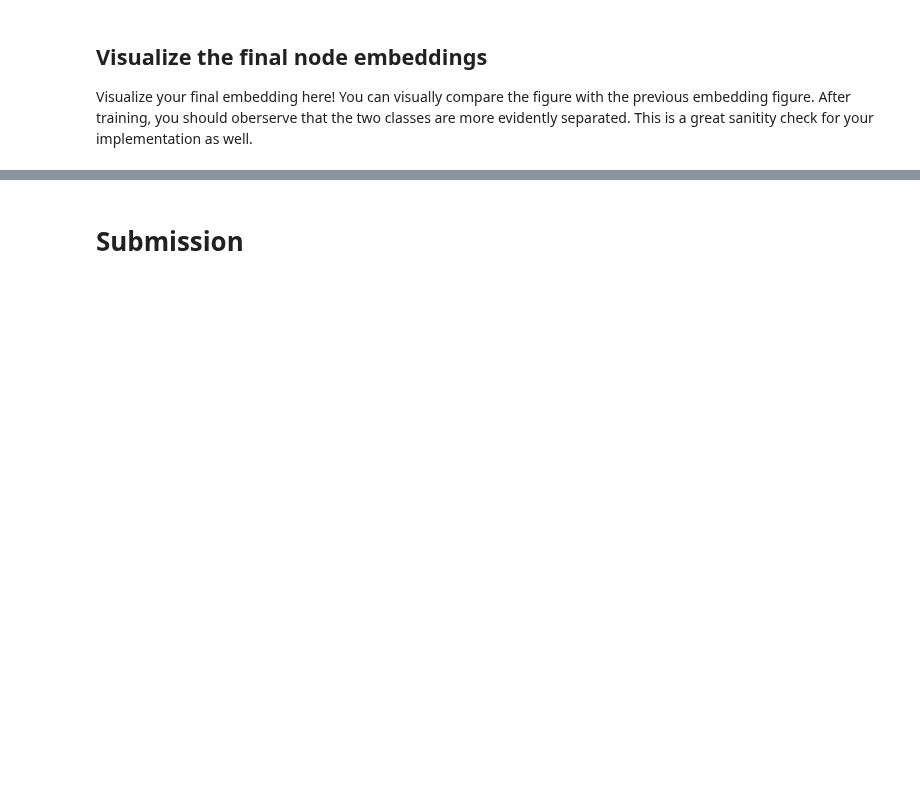
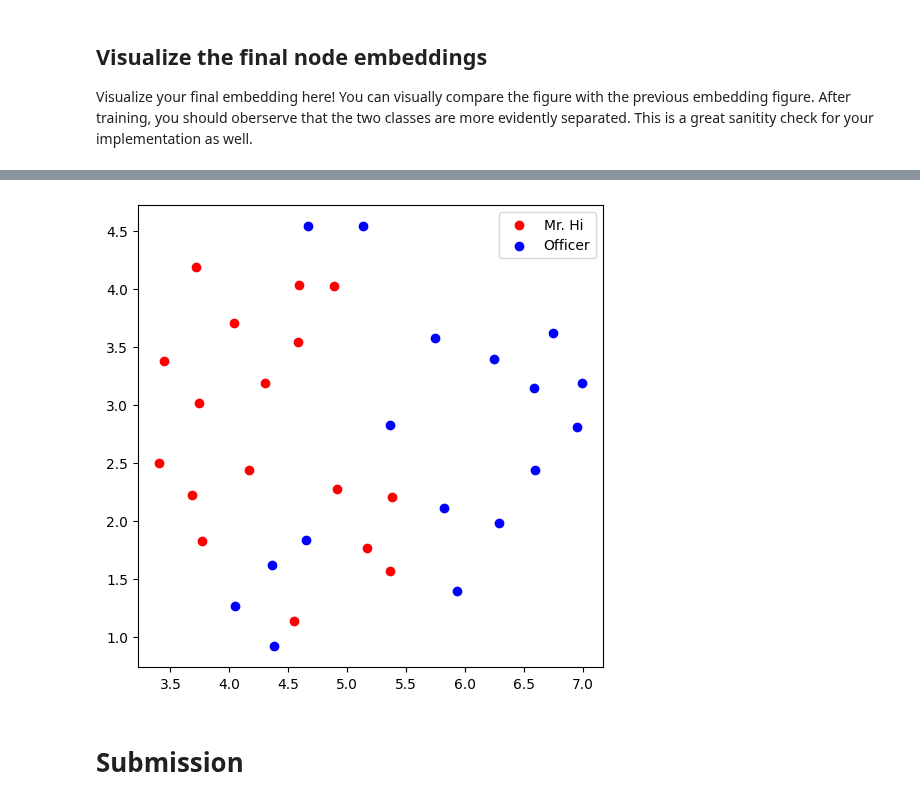
Before and after one commit to spencer18001/Machine-Learning-with-Graphs, a Jupyter notebook: CS224W_Colab_1_2022_23.ipynb, the cells around one changed output, grey strips where cells are left out. Cells and saved outputs as stored; diff of their text form; code cells hidden in the pictures; blank space fills up the shorter version.

```diff
--- a/CS224W_Colab_1_2022_23.ipynb
+++ b/CS224W_Colab_1_2022_23.ipynb
@@ -618,3 +618,30 @@ visualize_emb(emb)
+# %%
+import umap
+
+def umap_emb(emb):
+  X = emb.weight.data.numpy()
+  umap_obj = umap.UMAP(n_neighbors=X.shape[1])
+  components = umap_obj.fit_transform(X)
+  plt.figure(figsize=(6, 6))
+  club1_x = []
+  club1_y = []
+  club2_x = []
+  club2_y = []
+  for node in G.nodes(data=True):
+    if node[1]['club'] == 'Mr. Hi':
+      club1_x.append(components[node[0]][0])
+      club1_y.append(components[node[0]][1])
+    else:
+      club2_x.append(components[node[0]][0])
+      club2_y.append(components[node[0]][1])
+  plt.scatter(club1_x, club1_y, color="red", label="Mr. Hi")
+  plt.scatter(club2_x, club2_y, color="blue", label="Officer")
+  plt.legend()
+  plt.show()
+
+umap_emb(emb)
+# %% [output]
+[figure, added]
 # %% [markdown]
 # Submission
 # %% [markdown]
```
Also changed, not shown: parts of 6 cells of this notebook.
